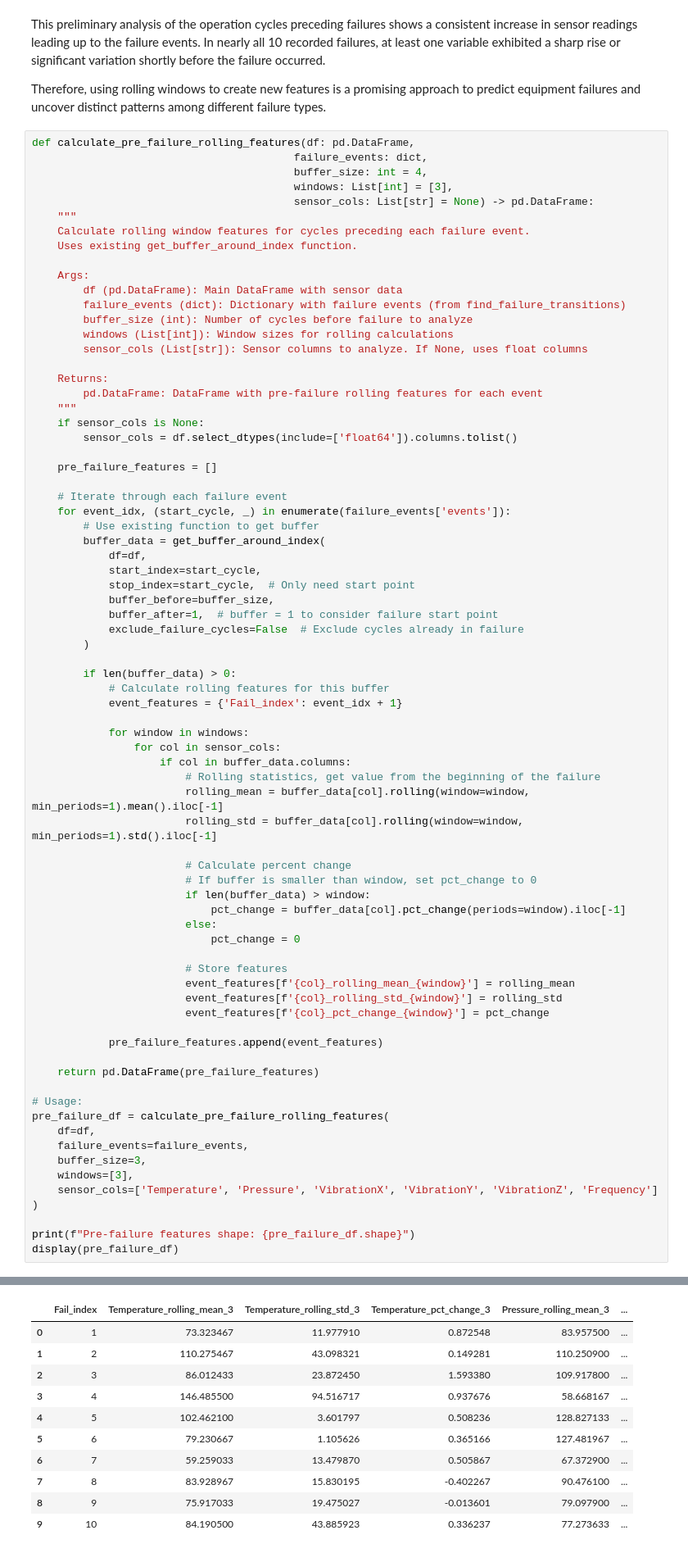
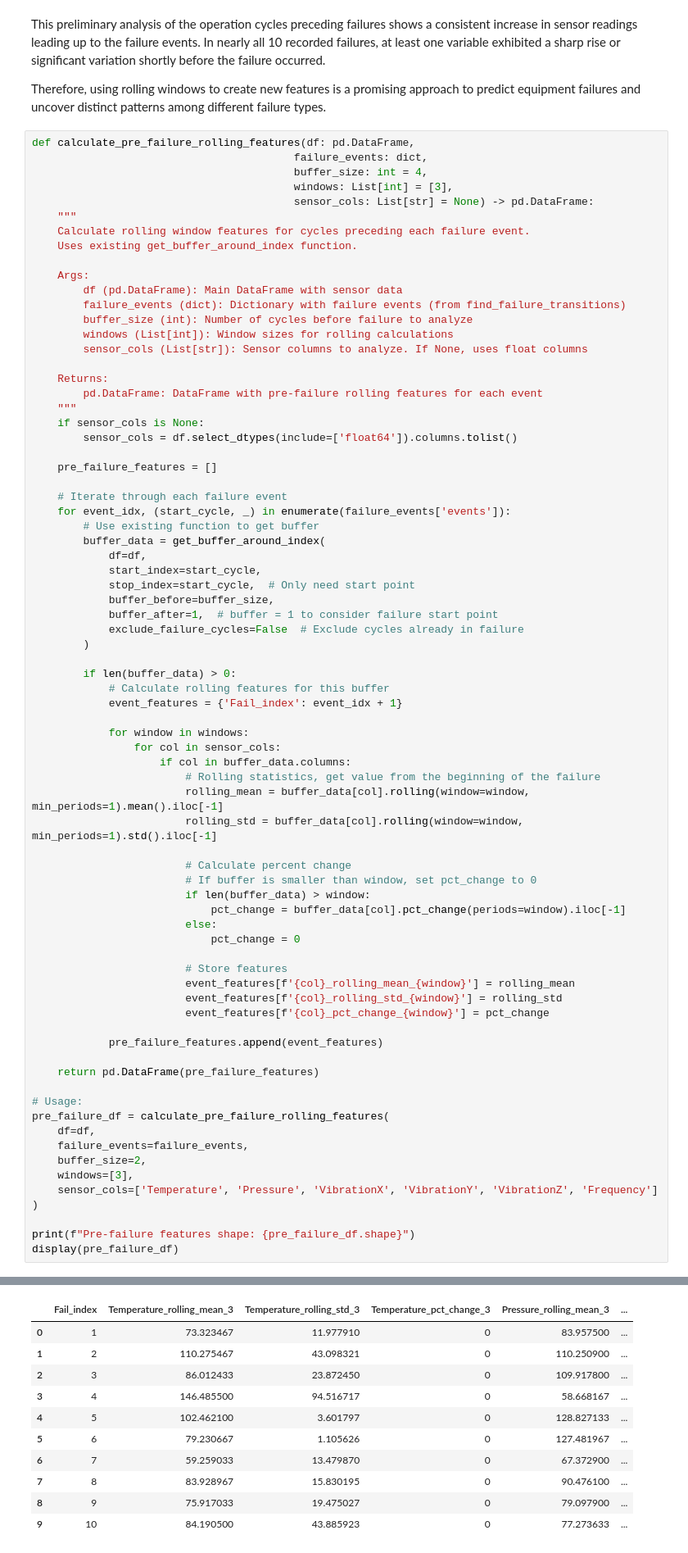
Before and after one commit to jackson-simionato/fpso-equipment-monitoring, a Jupyter notebook: notebooks/01_eda_exploration.ipynb, the cells around one changed output, grey strips where cells are left out. Shown at 82% size. Cells and saved outputs as stored; diff of their text form.

```diff
--- a/notebooks/01_eda_exploration.ipynb
+++ b/notebooks/01_eda_exploration.ipynb
@@ -1066,44 +1066,44 @@ def calculate_pre_failure_rolling_features(df: pd.DataFrame,
 
                         # Calculate percent change
                         # If buffer is smaller than window, set pct_change to 0
                         if len(buffer_data) > window:
                             pct_change = buffer_data[col].pct_change(periods=window).iloc[-1]
                         else:
                             pct_change = 0
 
                         # Store features
                         event_features[f'{col}_rolling_mean_{window}'] = rolling_mean
                         event_features[f'{col}_rolling_std_{window}'] = rolling_std
                         event_features[f'{col}_pct_change_{window}'] = pct_change
 
             pre_failure_features.append(event_features)
 
     return pd.DataFrame(pre_failure_features)
 
 # Usage:
 pre_failure_df = calculate_pre_failure_rolling_features(
     df=df,
     failure_events=failure_events,
-    buffer_size=3,
+    buffer_size=2,
     windows=[3],
     sensor_cols=['Temperature', 'Pressure', 'VibrationX', 'VibrationY', 'VibrationZ', 'Frequency']
 )
 
 print(f"Pre-failure features shape: {pre_failure_df.shape}")
 display(pre_failure_df)
 # %% [output]
 Pre-failure features shape: (10, 19)
 |  | Fail_index | Temperature_rolling_mean_3 | Temperature_rolling_std_3 | Temperature_pct_change_3 | Pressure_rolling_mean_3 | ... |
-| 0 | 1 | 73.323467 | 11.977910 | 0.872548 | 83.957500 | ... |
-| 1 | 2 | 110.275467 | 43.098321 | 0.149281 | 110.250900 | ... |
-| 2 | 3 | 86.012433 | 23.872450 | 1.593380 | 109.917800 | ... |
-| 3 | 4 | 146.485500 | 94.516717 | 0.937676 | 58.668167 | ... |
-| 4 | 5 | 102.462100 | 3.601797 | 0.508236 | 128.827133 | ... |
-| 5 | 6 | 79.230667 | 1.105626 | 0.365166 | 127.481967 | ... |
-| 6 | 7 | 59.259033 | 13.479870 | 0.505867 | 67.372900 | ... |
-| 7 | 8 | 83.928967 | 15.830195 | -0.402267 | 90.476100 | ... |
-| 8 | 9 | 75.917033 | 19.475027 | -0.013601 | 79.097900 | ... |
-| 9 | 10 | 84.190500 | 43.885923 | 0.336237 | 77.273633 | ... |
+| 0 | 1 | 73.323467 | 11.977910 | 0 | 83.957500 | ... |
+| 1 | 2 | 110.275467 | 43.098321 | 0 | 110.250900 | ... |
+| 2 | 3 | 86.012433 | 23.872450 | 0 | 109.917800 | ... |
+| 3 | 4 | 146.485500 | 94.516717 | 0 | 58.668167 | ... |
+| 4 | 5 | 102.462100 | 3.601797 | 0 | 128.827133 | ... |
+| 5 | 6 | 79.230667 | 1.105626 | 0 | 127.481967 | ... |
+| 6 | 7 | 59.259033 | 13.479870 | 0 | 67.372900 | ... |
+| 7 | 8 | 83.928967 | 15.830195 | 0 | 90.476100 | ... |
+| 8 | 9 | 75.917033 | 19.475027 | 0 | 79.097900 | ... |
+| 9 | 10 | 84.190500 | 43.885923 | 0 | 77.273633 | ... |
 # %%
 # Standardize and cluster
 scaler = StandardScaler()
```
Also changed, not shown: parts of 11 cells of this notebook.
